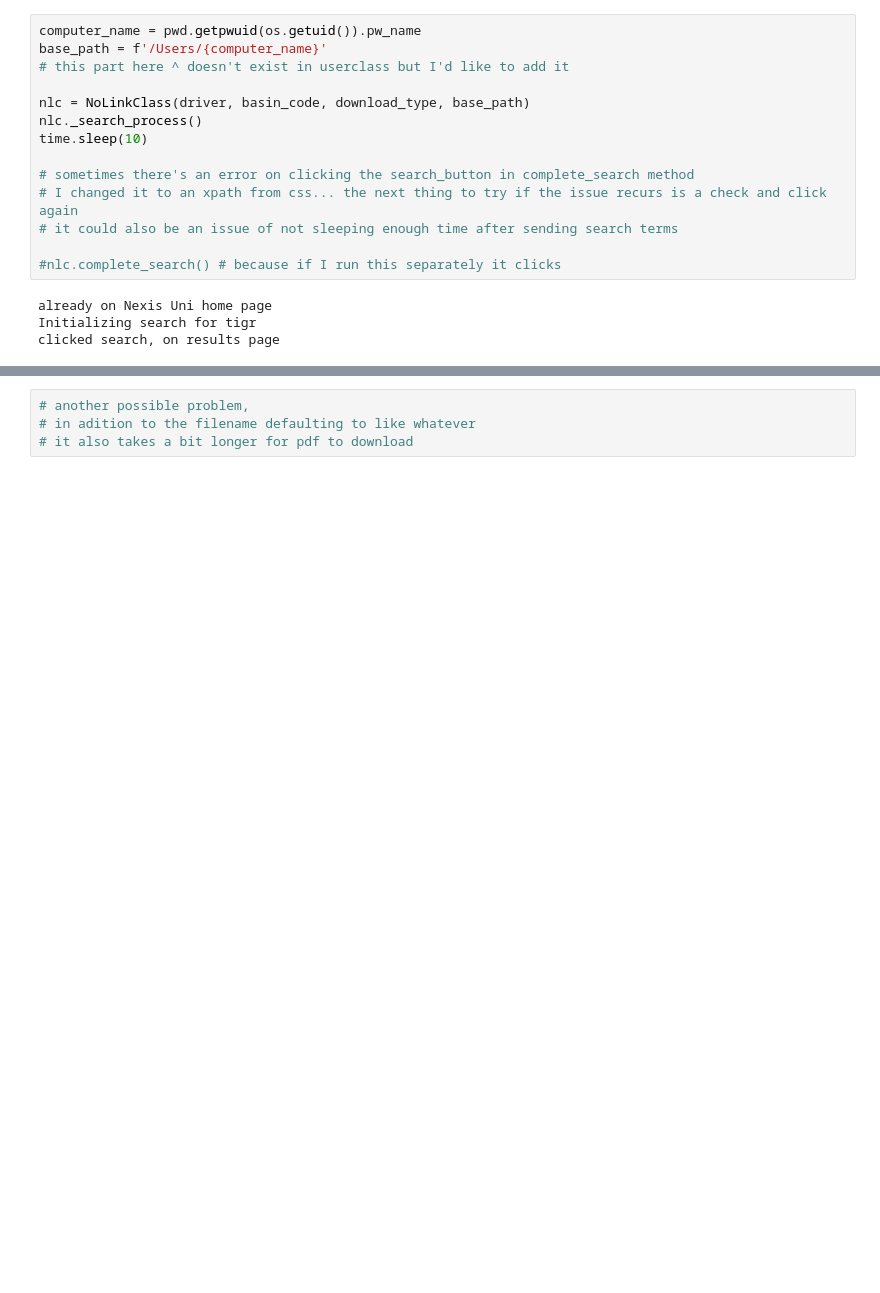
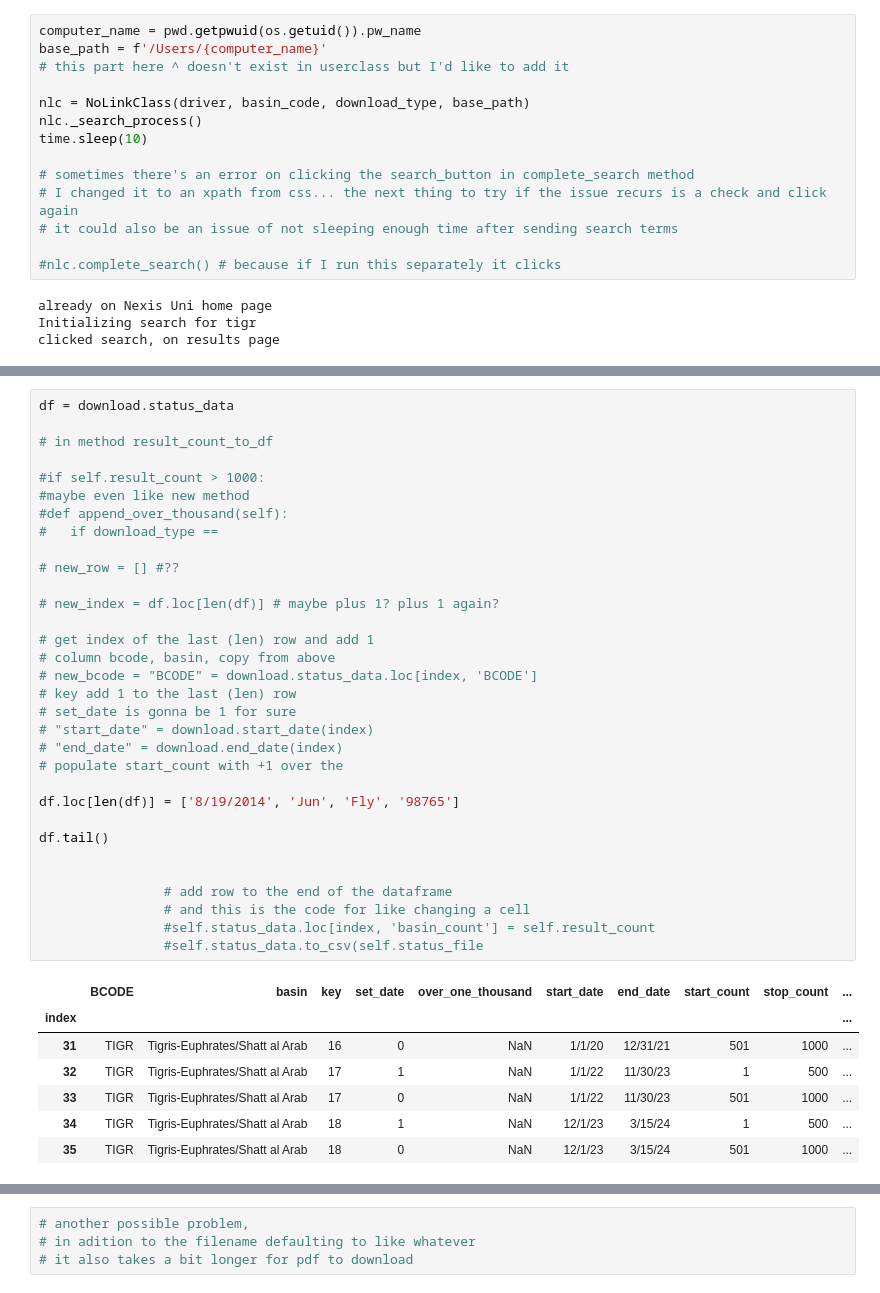
Before and after one commit to pnadelofficial/geography, a Jupyter notebook: notebooks/pdfprocess.ipynb, the cells around one changed output, grey strips where cells are left out. Drawn from its saved outputs; the diff is of its cells as text; blank space fills up the shorter version.

Commit message:
messing with download settings, file strings

```diff
--- a/notebooks/pdfprocess.ipynb
+++ b/notebooks/pdfprocess.ipynb
@@ -1069,3 +972,43 @@ status sheet row 8 updated
+# %%
+df = download.status_data
+
+# in method result_count_to_df
+
+#if self.result_count > 1000:
+#maybe even like new method
+#def append_over_thousand(self):
+#   if download_type ==
+
+# new_row = [] #??
+
+# new_index = df.loc[len(df)] # maybe plus 1? plus 1 again?
+
+# get index of the last (len) row and add 1
+# column bcode, basin, copy from above
+# new_bcode = "BCODE" = download.status_data.loc[index, 'BCODE']
+# key add 1 to the last (len) row
+# set_date is gonna be 1 for sure
+# "start_date" = download.start_date(index)
+# "end_date" = download.end_date(index)
+# populate start_count with +1 over the
+
+df.loc[len(df)] = ['8/19/2014', 'Jun', 'Fly', '98765']
+
+df.tail()
+
+
+                # add row to the end of the dataframe
+                # and this is the code for like changing a cell
+                #self.status_data.loc[index, 'basin_count'] = self.result_count
+                #self.status_data.to_csv(self.status_file
+# %% [output]
+|  | BCODE | basin | key | set_date | over_one_thousand | start_date | end_date | start_count | stop_count | ... |
+| index |  |  |  |  |  |  |  |  |  | ... |
+| 31 | TIGR | Tigris-Euphrates/Shatt al Arab | 16 | 0 | NaN | 1/1/20 | 12/31/21 | 501 | 1000 | ... |
+| 32 | TIGR | Tigris-Euphrates/Shatt al Arab | 17 | 1 | NaN | 1/1/22 | 11/30/23 | 1 | 500 | ... |
+| 33 | TIGR | Tigris-Euphrates/Shatt al Arab | 17 | 0 | NaN | 1/1/22 | 11/30/23 | 501 | 1000 | ... |
+| 34 | TIGR | Tigris-Euphrates/Shatt al Arab | 18 | 1 | NaN | 12/1/23 | 3/15/24 | 1 | 500 | ... |
+| 35 | TIGR | Tigris-Euphrates/Shatt al Arab | 18 | 0 | NaN | 12/1/23 | 3/15/24 | 501 | 1000 | ... |
 # %%
 download.main(index=0, basin_code=basin_code)
 # %% [output]
```
Also changed, not shown: parts of 15 cells of this notebook, 3 other files.
